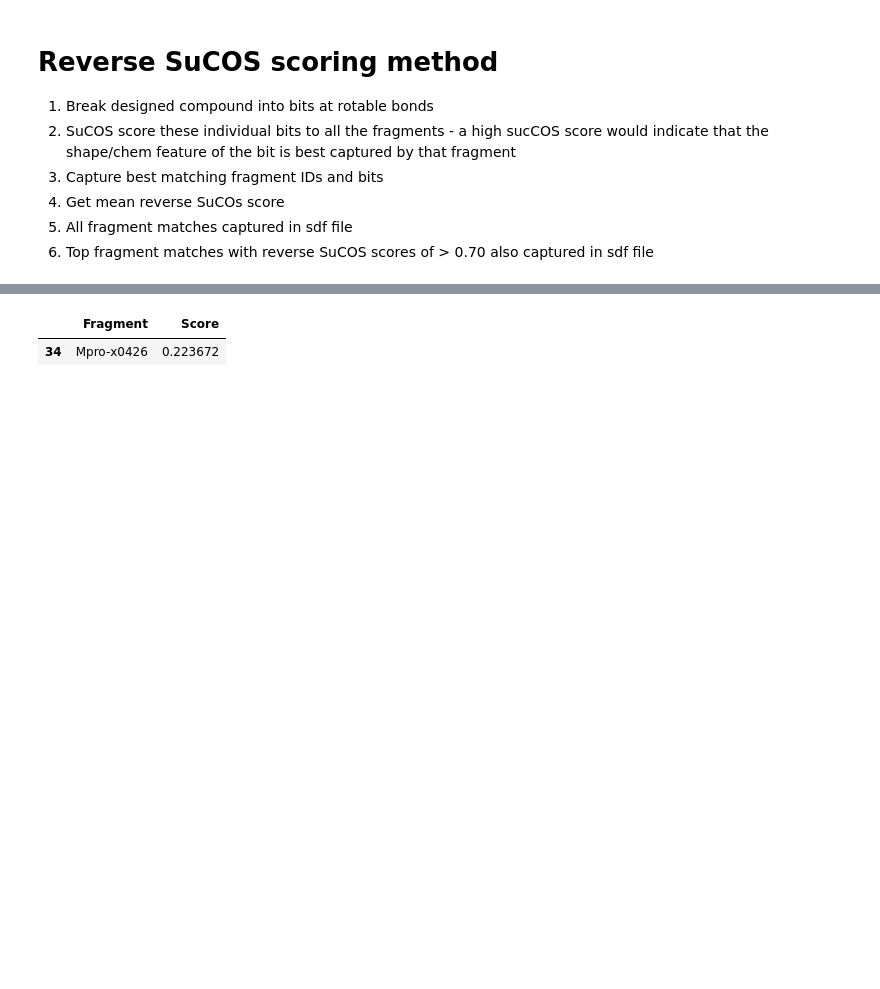
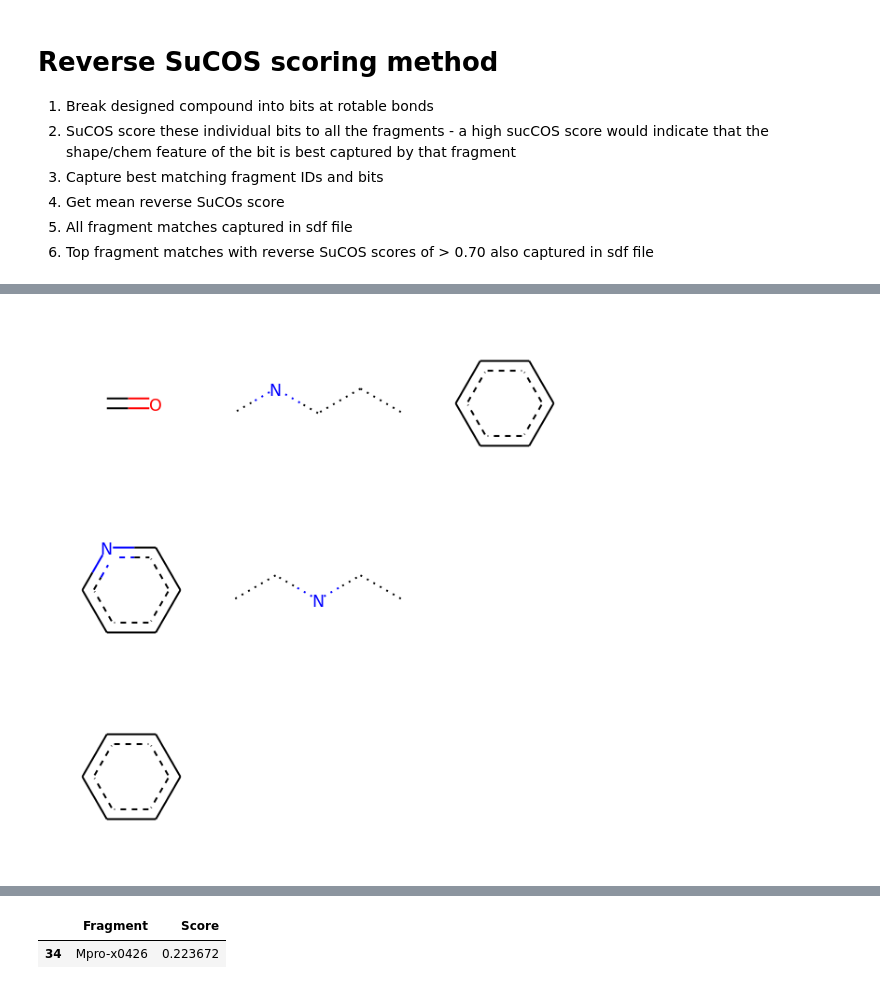
Before and after one commit to Waztom/xchem-XCOS, a Jupyter notebook: Test_7.ipynb, the cells around one changed output, grey strips where cells are left out. Saved outputs shown, nothing was run; the diff lists cells and outputs as text; code cells hidden in the pictures; blank space fills up the shorter version.

```diff
--- a/Test_7.ipynb
+++ b/Test_7.ipynb
@@ -109,0 +120,4 @@ Draw.MolsToGridImage(frag_mol_list, molsPerRow=15)
+# %%
+# Test findinf MCS with bit vs frag
+from rdkit.Chem import rdFMCS
+mcs_matches = [rdFMCS.FindMCS([bit,test_frag],ringMatchesRingOnly=True,matchValences=True) for bit in compound_bits]
@@ -110 +136,5 @@ Draw.MolsToGridImage(frag_mol_list, molsPerRow=15)
+# %%
+Draw.MolsToGridImage([Chem.MolFromSmarts(mcs.smartsString) for mcs in mcs_matches])
+# %% [output]
+[figure, added]
 # %%
```
Also changed, not shown: parts of 14 cells of this notebook, 1 other file.
